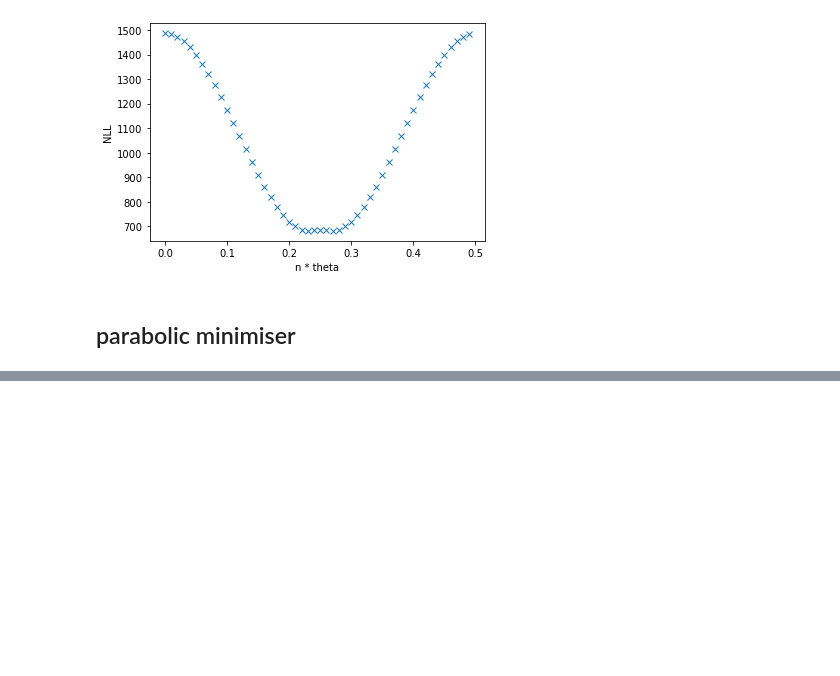
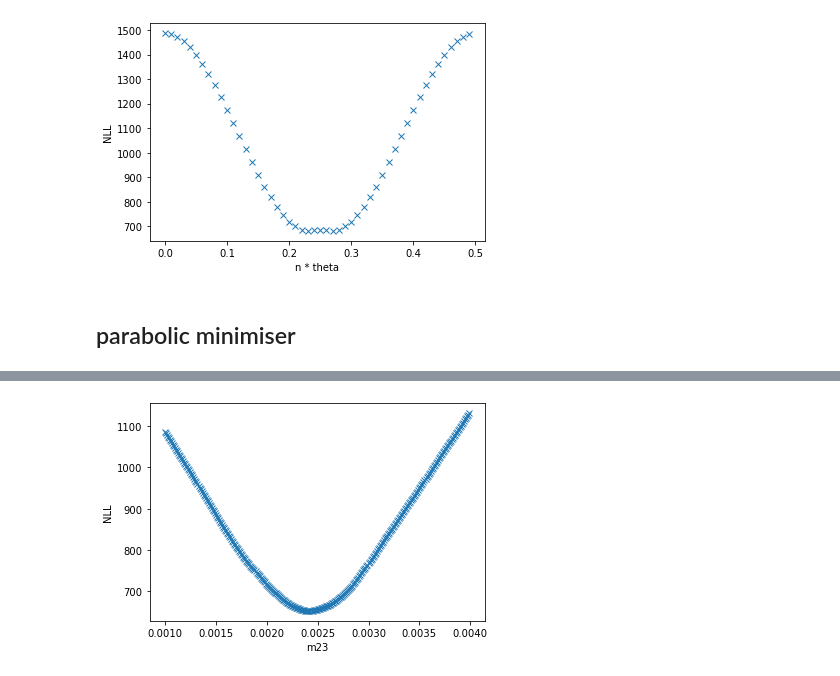
Before and after one commit to afyqeyzar/comp_proj, a Jupyter notebook: proj.ipynb, the cells around one changed output, grey strips where cells are left out. Cells and saved outputs as stored; diff of their text form; code cells hidden in the pictures; blank space fills up the shorter version.

```diff
--- a/proj.ipynb
+++ b/proj.ipynb
@@ -180,0 +199,17 @@ plt.plot(minimum_x,minimum_y,'o')
+# %%
+def plot_NLL_for_m23(energy_midpoints, data):
+  m23 = np.arange(1.0e-3, 4e-3, 0.01e-3)
+  NLL = []
+
+  for n in m23:
+    expected_number_of_events = event_prediction(energy_midpoints,np.pi/4,n)
+    NLL.append(likelihood_function(expected_number_of_events,data))
+
+  plt.ylabel('NLL')
+  plt.xlabel('m23')
+  plt.plot(m23,NLL,'x')
+  #return NLL, n_thetas
+# %%
+plot_NLL_for_m23(energy_midpoints, data)
+# %% [output]
+[figure, added]
```
Also changed, not shown: parts of 11 cells of this notebook, 1 other file.
